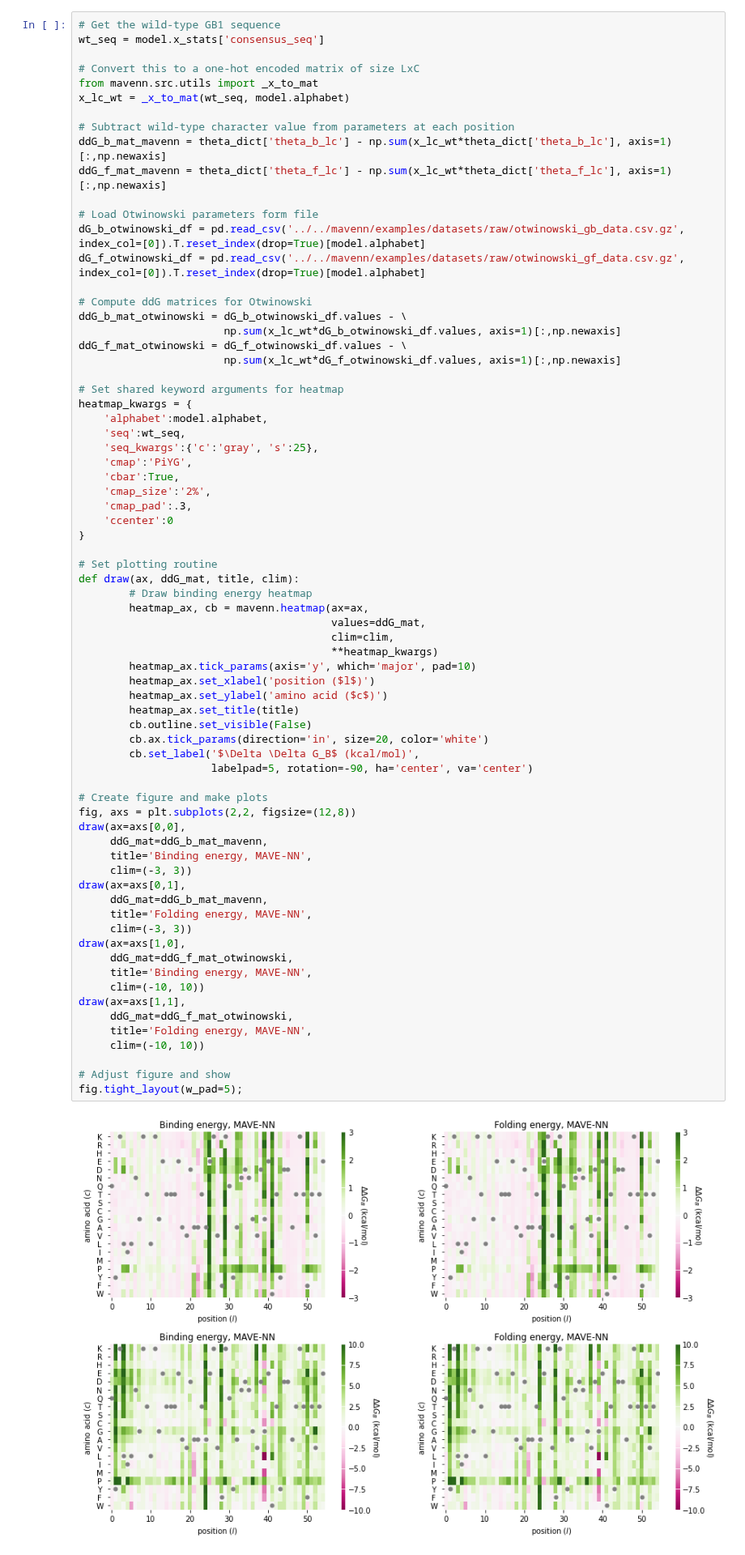
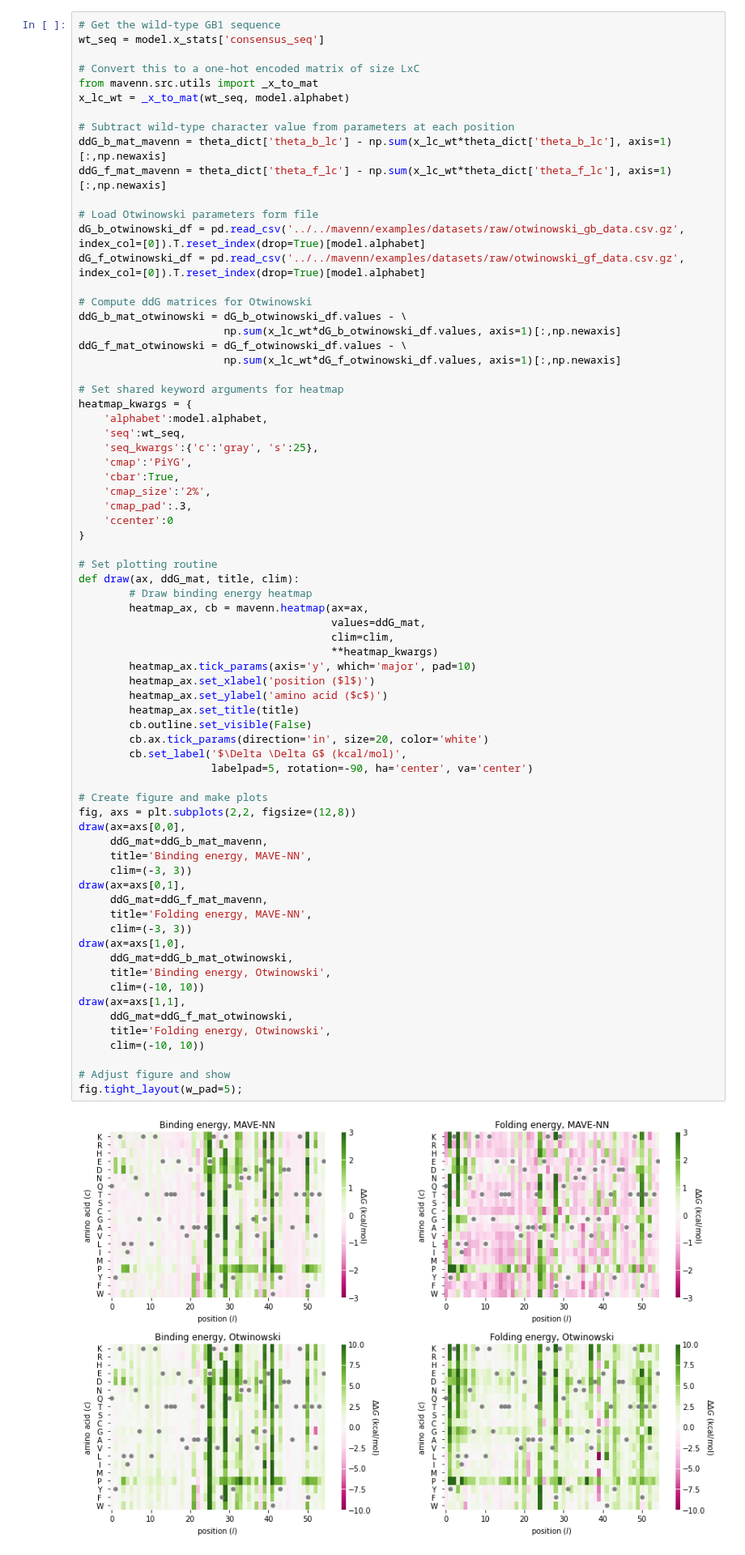
Before and after one commit to jbkinney/mavenn, a Jupyter notebook: docs/tutorials/4_protein_dms_biohysical_gpmap.ipynb, the cells around one changed output. Shown at 81% size. Drawn from its saved outputs; the diff is of its cells as text.

```diff
--- a/docs/tutorials/4_protein_dms_biohysical_gpmap.ipynb
+++ b/docs/tutorials/4_protein_dms_biohysical_gpmap.ipynb
@@ -357,39 +357,39 @@ def draw(ax, ddG_mat, title, clim):
         heatmap_ax, cb = mavenn.heatmap(ax=ax,
                                         values=ddG_mat,
                                         clim=clim,
                                         **heatmap_kwargs)
         heatmap_ax.tick_params(axis='y', which='major', pad=10)
         heatmap_ax.set_xlabel('position ($l$)')
         heatmap_ax.set_ylabel('amino acid ($c$)')
         heatmap_ax.set_title(title)
         cb.outline.set_visible(False)
         cb.ax.tick_params(direction='in', size=20, color='white')
-        cb.set_label('$\Delta \Delta G_B$ (kcal/mol)',
+        cb.set_label('$\Delta \Delta G$ (kcal/mol)',
                      labelpad=5, rotation=-90, ha='center', va='center')
 
 # Create figure and make plots
 fig, axs = plt.subplots(2,2, figsize=(12,8))
 draw(ax=axs[0,0],
      ddG_mat=ddG_b_mat_mavenn,
      title='Binding energy, MAVE-NN',
      clim=(-3, 3))
 draw(ax=axs[0,1],
-     ddG_mat=ddG_b_mat_mavenn,
+     ddG_mat=ddG_f_mat_mavenn,
      title='Folding energy, MAVE-NN',
      clim=(-3, 3))
 draw(ax=axs[1,0],
-     ddG_mat=ddG_f_mat_otwinowski,
-     title='Binding energy, MAVE-NN',
+     ddG_mat=ddG_b_mat_otwinowski,
+     title='Binding energy, Otwinowski',
      clim=(-10, 10))
 draw(ax=axs[1,1],
      ddG_mat=ddG_f_mat_otwinowski,
-     title='Folding energy, MAVE-NN',
+     title='Folding energy, Otwinowski',
      clim=(-10, 10))
 
 # Adjust figure and show
 fig.tight_layout(w_pad=5);
 # %% [output]
-[figure, old version]
+[figure, new version]
 # %%
 # Set plotting routine
 def draw(ax, x, y, ddG_var, title):
```
Also changed, not shown: parts of 4 cells of this notebook, 6 other files.
